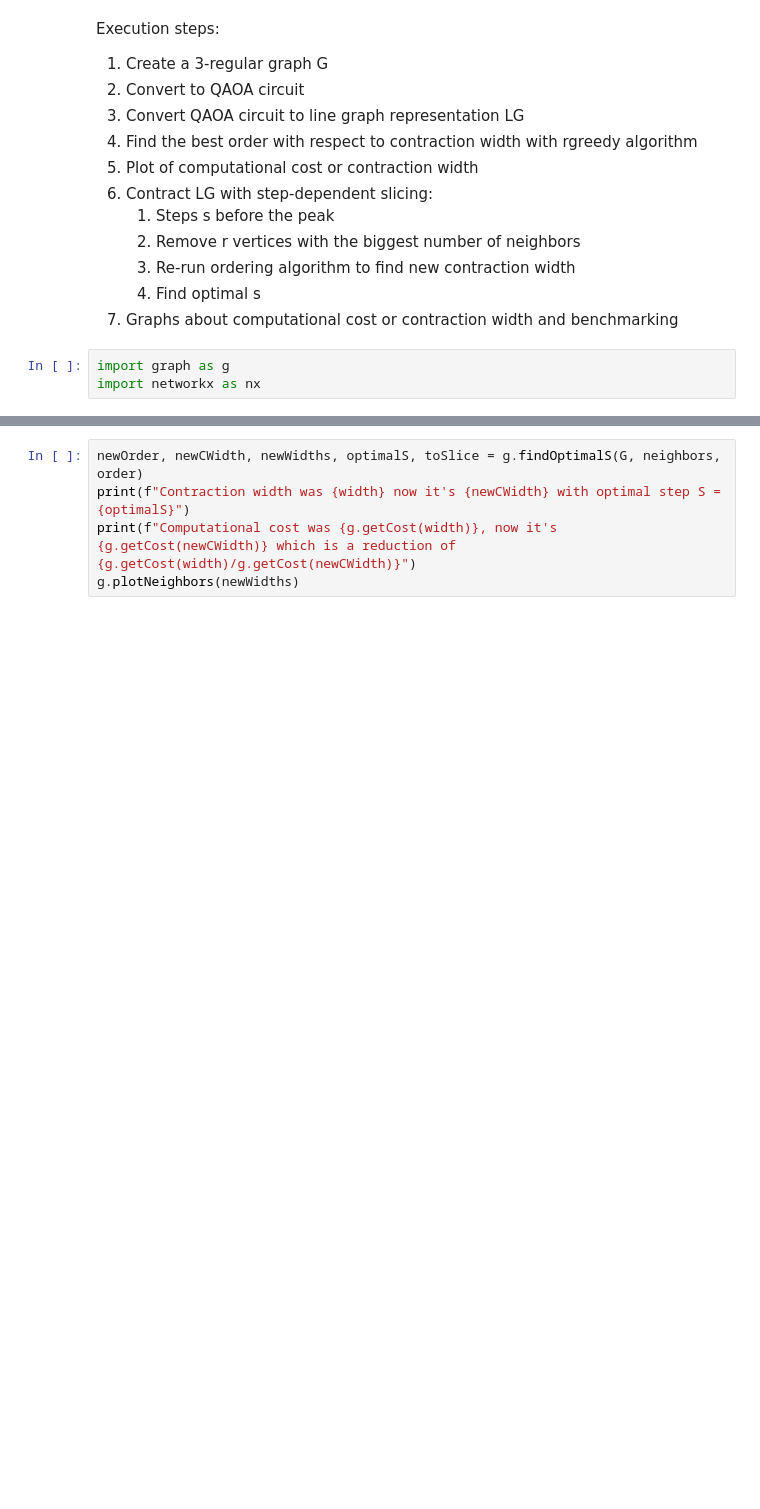
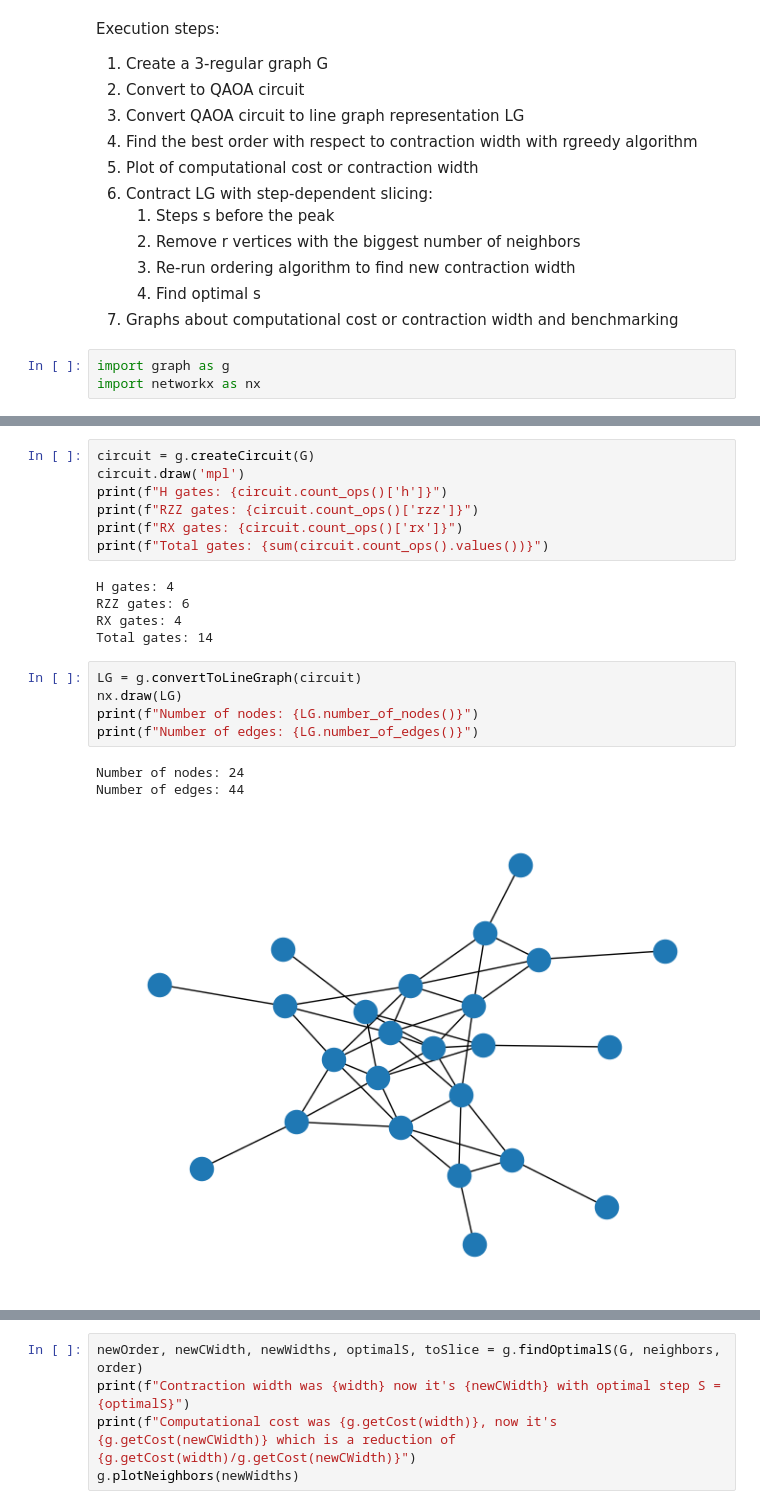
Before and after one commit to richardm1234/stepDependentSlicing_AQC, a Jupyter notebook: demo.ipynb, the cells around one changed output, grey strips where cells are left out. Saved outputs shown, nothing was run; the diff lists cells and outputs as text; blank space fills up the shorter version.

```diff
--- a/demo.ipynb
+++ b/demo.ipynb
@@ -22 +22,22 @@ nx.draw(G)
+# %%
+circuit = g.createCircuit(G)
+circuit.draw('mpl')
+print(f"H gates: {circuit.count_ops()['h']}")
+print(f"RZZ gates: {circuit.count_ops()['rzz']}")
+print(f"RX gates: {circuit.count_ops()['rx']}")
+print(f"Total gates: {sum(circuit.count_ops().values())}")
+# %% [output]
+H gates: 4
+RZZ gates: 6
+RX gates: 4
+Total gates: 14
+# %%
+LG = g.convertToLineGraph(circuit)
+nx.draw(LG)
+print(f"Number of nodes: {LG.number_of_nodes()}")
+print(f"Number of edges: {LG.number_of_edges()}")
+# %% [output]
+Number of nodes: 24
+Number of edges: 44
+[figure, added]
 # %%
```
Also changed, not shown: parts of 6 cells of this notebook, 1 other file.
